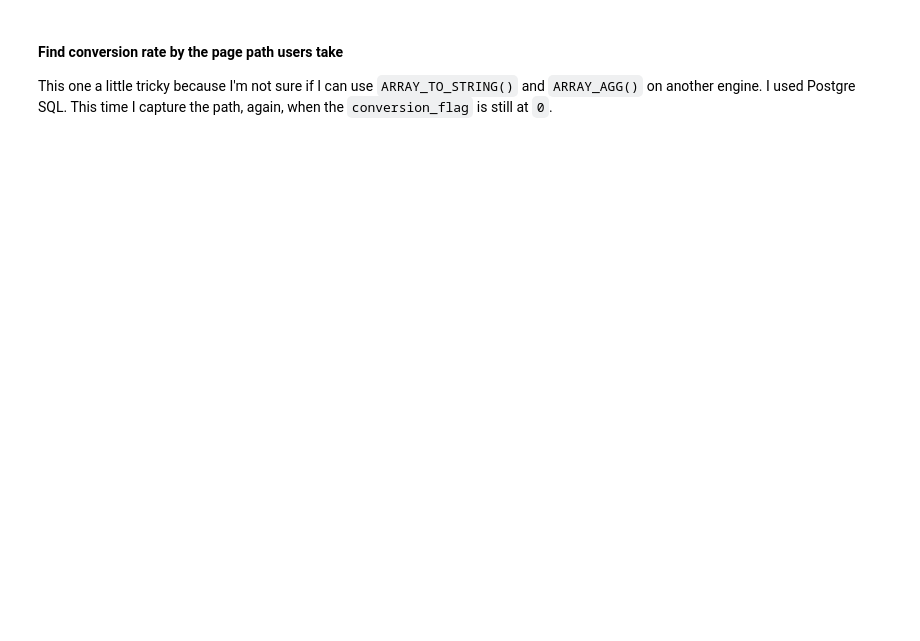
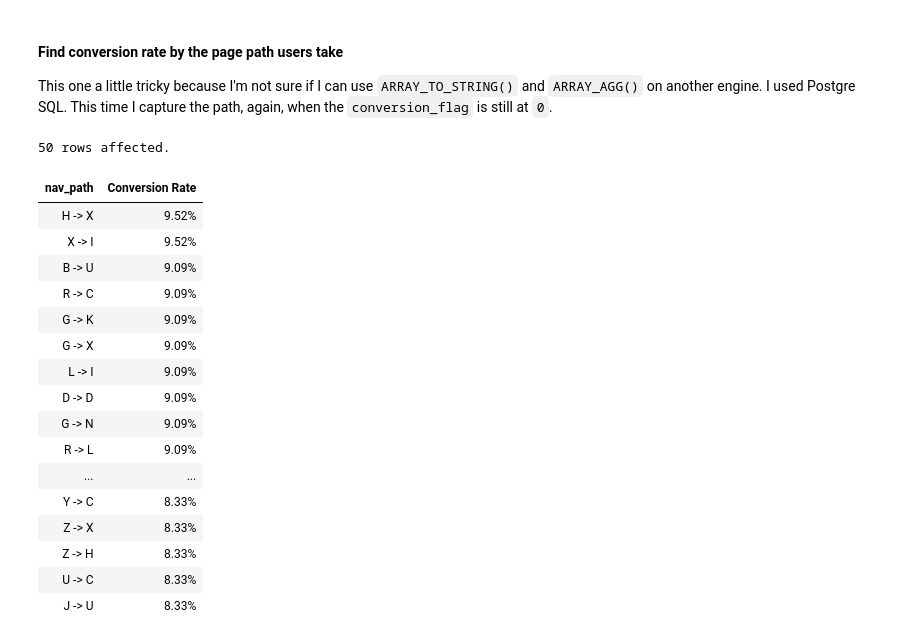
Before and after one commit to henryjahja/portfolio, a Jupyter notebook: SQL/Technical Interview Test Queries.ipynb, the cells around one changed output. Drawn from its saved outputs; the diff is of its cells as text; code cells hidden in the pictures; blank space fills up the shorter version.

```diff
--- a/SQL/Technical Interview Test Queries.ipynb
+++ b/SQL/Technical Interview Test Queries.ipynb
@@ -139,31 +197,53 @@ This one a little tricky because I'm not sure if I can use `ARRAY_TO_STRING()` a
 # %%
 %%sql postgresql://postgres:postgrepassword@localhost/
 WITH
 	path AS (
 		SELECT
 			ARRAY_TO_STRING(ARRAY_AGG(page_name ORDER BY visit_datetime ASC), ' -> ') AS nav_path,
 			visitor_id
 		FROM
 			visitor_table
 		WHERE
 			conversion_flag = '0'
 		GROUP BY
 			visitor_id
 	),
 	conversion AS (
 		SELECT
 			visitor_id,
 			MAX(conversion_flag) AS converted
 		FROM
 			visitor_table
 		GROUP BY
 			visitor_id)
 SELECT
 	p.nav_path,
-	CONCAT(ROUND((SUM(CASE WHEN c.converted = '1' THEN 1 ELSE 0 END)/COUNT(*)*100::DECIMAL),2),'%') AS Conversion_Rate
+	CONCAT(ROUND((SUM(CASE WHEN c.converted = '1' THEN 1 ELSE 0 END)/COUNT(*)::DECIMAL)*100,2),'%') AS "Conversion Rate"
 FROM
 	path AS p
 LEFT JOIN
 	conversion AS c ON p.visitor_id = c.visitor_id
 GROUP BY
 	p.nav_path
+ORDER BY
+	"Conversion Rate" DESC
+LIMIT 50
+# %% [output]
+50 rows affected.
+| nav_path | Conversion Rate |
+| H -> X | 9.52% |
+| X -> I | 9.52% |
+| B -> U | 9.09% |
+| R -> C | 9.09% |
+| G -> K | 9.09% |
+| G -> X | 9.09% |
+| L -> I | 9.09% |
+| D -> D | 9.09% |
+| G -> N | 9.09% |
+| R -> L | 9.09% |
+| ... | ... |
+| Y -> C | 8.33% |
+| Z -> X | 8.33% |
+| Z -> H | 8.33% |
+| U -> C | 8.33% |
+| J -> U | 8.33% |
```
Also changed, not shown: parts of 4 cells of this notebook, 1 other file.
